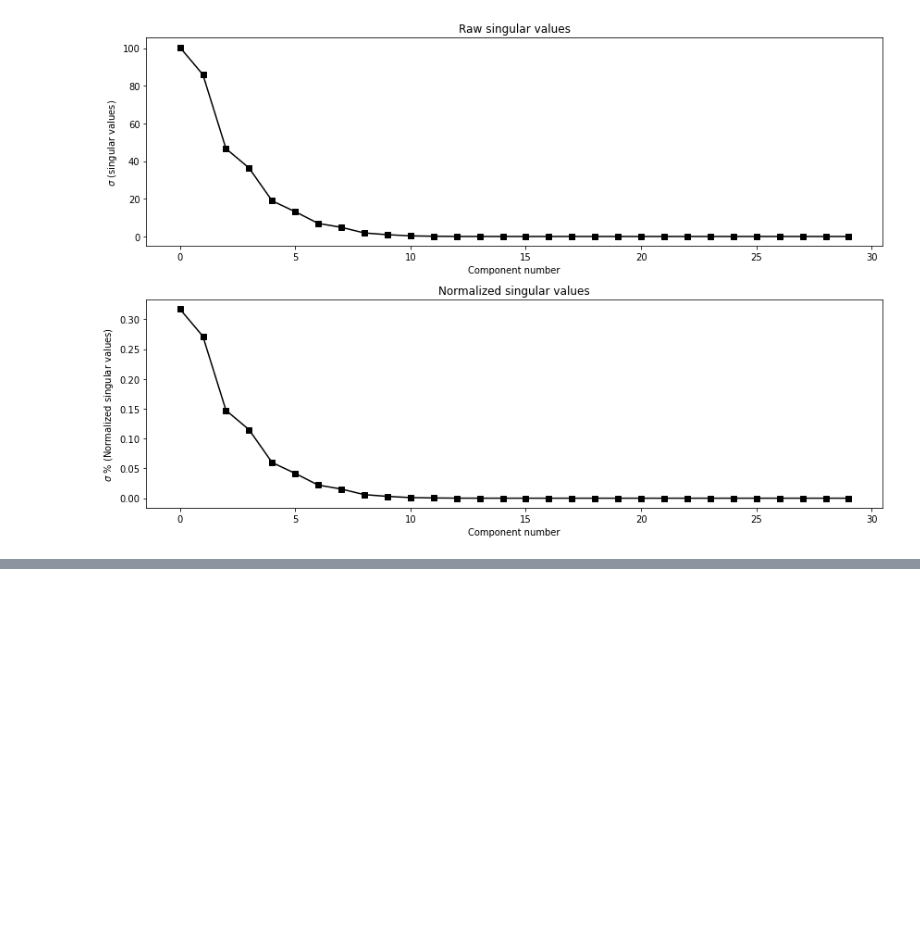
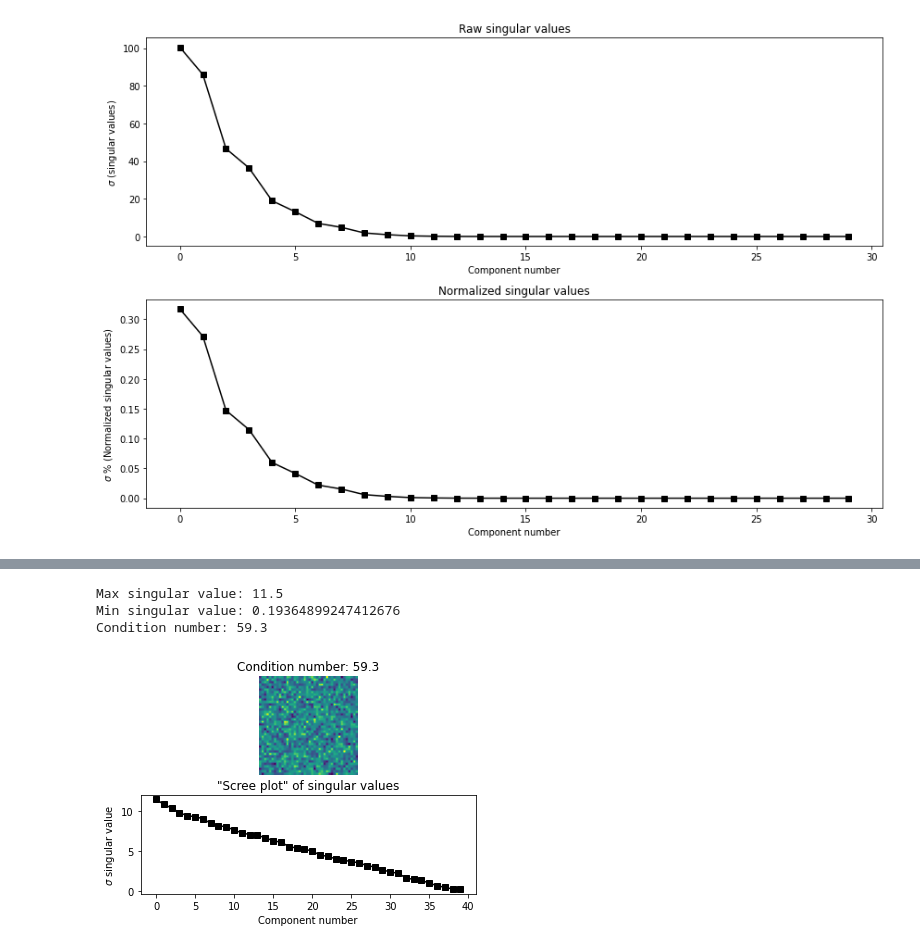
Before and after one commit to yukikitayama/machine-learning, a Jupyter notebook: math/singular_value_decomposition.ipynb, the cells around one changed output, grey strips where cells are left out. Cells and saved outputs as stored; diff of their text form; code cells hidden in the pictures; blank space fills up the shorter version.

```diff
--- a/math/singular_value_decomposition.ipynb
+++ b/math/singular_value_decomposition.ipynb
@@ -764,0 +1177,34 @@ plt.show()
+# %%
+# See condition number of a purely random matrix
+A = np.random.randn(m, m)
+
+# SVD, only getting singular value
+S = np.linalg.svd(A)[1]
+
+# Compute condition number
+# because singular value output is ordered in descending
+# S[0] is max and S[-1] is min
+condition_number = S[0] / S[-1]
+
+print(f'Max singular value: {S[0]:,.1f}')
+print(f'Min singular value: {S[-1]}')
+print(f'Condition number: {S[0] / S[-1]:,.1f}')
+
+# Visualize
+plt.subplot(211)
+plt.imshow(A)
+plt.axis('off')
+plt.title(f'Condition number: {condition_number:,.1f}')
+
+plt.subplot(212)
+plt.plot(S, 'ks-')
+plt.xlabel('Component number')
+plt.ylabel('$\sigma$ singular value')
+plt.title('"Scree plot" of singular values')
+
+plt.show()
+# %% [output]
+Max singular value: 11.5
+Min singular value: 0.19364899247412676
+Condition number: 59.3
+[figure, added]
```
Also changed, not shown: parts of 21 cells of this notebook.
